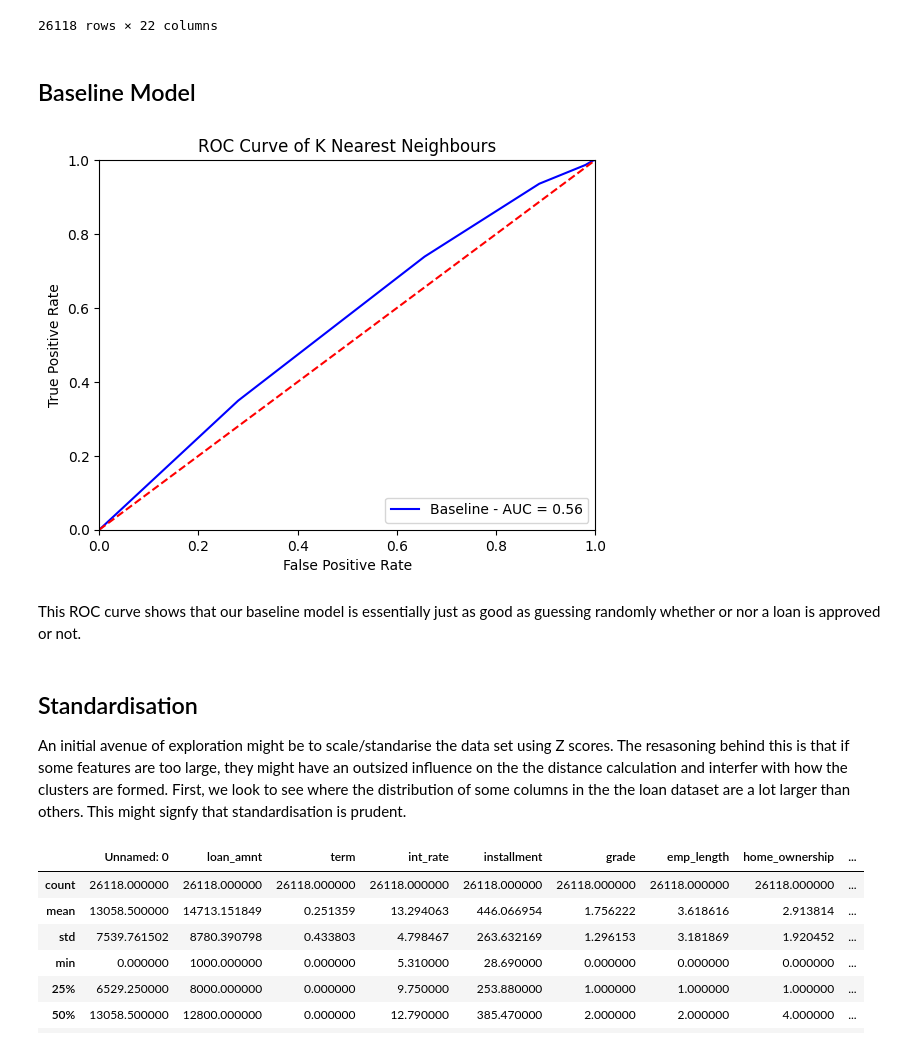
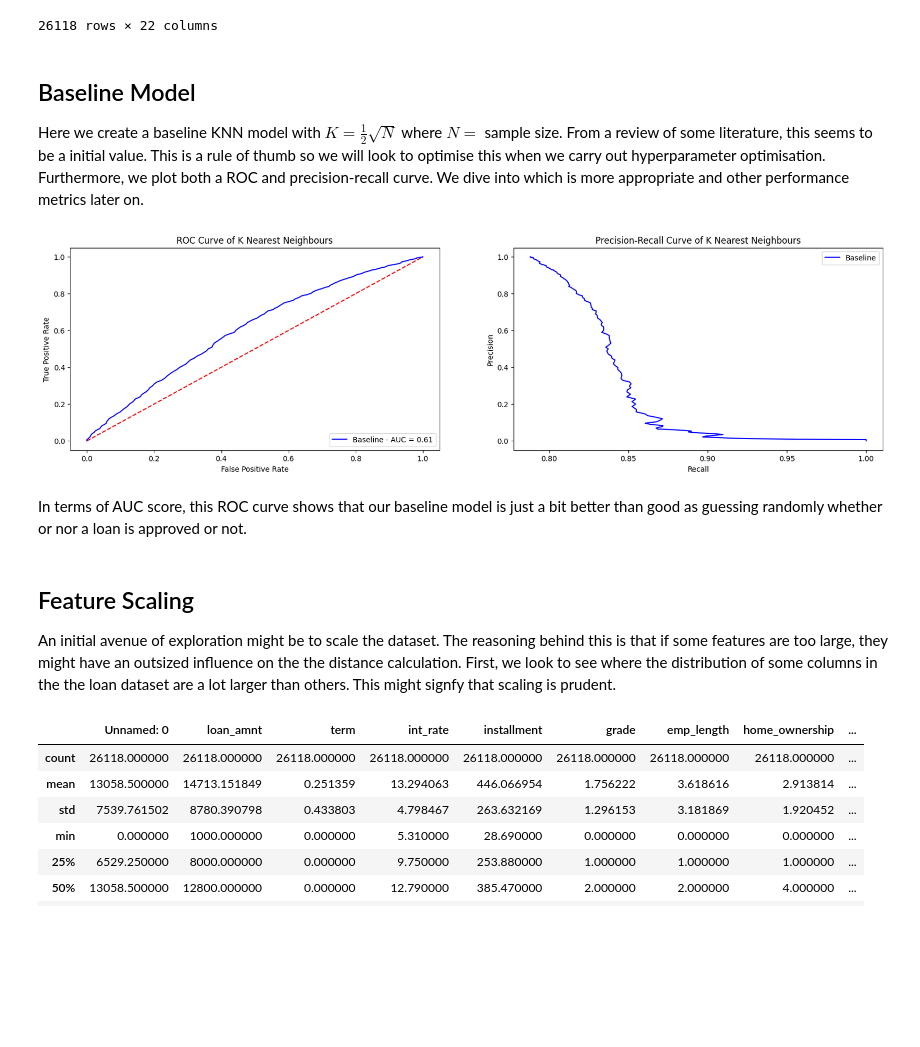
Before and after one commit to christianndjanda/-DST_Assessment_1_Group_4, a Jupyter notebook: ChristianN/K Nearest Neighbours Model.ipynb, the cells around one changed output. Saved outputs shown, nothing was run; the diff lists cells and outputs as text; code cells hidden in the pictures; blank space fills up the shorter version.

Commit message:
Added some precision-recall curves

```diff
--- a/ChristianN/K Nearest Neighbours Model.ipynb
+++ b/ChristianN/K Nearest Neighbours Model.ipynb
@@ -53,40 +48,48 @@ display(loan_data)
 | 26116 | 26116 | 90304259 | 35000.0 | 1 | 15.59 | 843.53 | 2 | 1 | 1 | ... |
 | 26117 | 26117 | 90006838 | 5000.0 | 0 | 21.49 | 189.64 | 3 | 2 | 5 | ... |
 26118 rows × 22 columns
-# %% [markdown]
-## Baseline Model
+# %% [markdown]
+## Baseline Model
+
+Here we create a baseline KNN model with $K = \frac{1}{2} \sqrt{N}$ where $N =$ sample size. From a review of some literature, this seems to be a initial value. This is a rule of thumb so we will look to optimise this when we carry out hyperparameter optimisation. Furthermore, we plot both a ROC and precision-recall curve. We dive into which is more appropriate and other performance metrics later on.
 # %%
 X = loan_data.drop(['loan_status', 'id'], axis=1)
 y = loan_data['loan_status']
 
 #Create training and test datasets
 X_train, X_test, y_train, y_test = sklearn.model_selection.train_test_split(X, y, test_size = 0.20, random_state = 5)
-KNN = KNeighborsClassifier()
+KNN = KNeighborsClassifier(n_neighbors=int(np.sqrt(X.size)))
 KNN.fit(X_train, y_train)
 y_pred_baseline = KNN.predict(X_test)
-# print(classification_report(y_test, y_pred_baseline))
-# print('Accuracy Score - KNN - Baseline:', metrics.accuracy_score(y_test, y_pred_baseline))
 y_scores=KNN.predict_proba(X_test)
 fpr,tpr,threshold =roc_curve(y_test, y_scores[:,1])
+fpr_precision_recall,tpr_precision_recall,threshold_precision_recall = precision_recall_curve(y_test, y_scores[:,1])
 roc_auc = auc(fpr, tpr)
 
-plt.plot(fpr, tpr,'b', label = 'Baseline - AUC = %0.2f' % roc_auc)
-plt.legend(loc = 'lower right')
-plt.plot([0, 1], [0, 1],'r--')
-plt.xlim([0, 1])
-plt.ylim([0, 1])
-plt.ylabel('True Positive Rate')
-plt.xlabel('False Positive Rate')
-plt.title('ROC Curve of K Nearest Neighbours')
+fig, (ax, ax0) = plt.subplots(1, 2, figsize=(20, 5))
+
+ax.plot([0, 1], [0, 1],'r--')
+ax.plot(fpr, tpr,'b', label = 'Baseline - AUC = %0.2f' % roc_auc)
+
+ax0.plot(fpr_precision_recall, tpr_precision_recall,'b', label = 'Baseline')
+
+ax.set_title("ROC Curve of K Nearest Neighbours")
+ax.set(xlabel="False Positive Rate", ylabel="True Positive Rate")
+ax.legend(loc = 'lower right')
+
+ax0.set_title("Precision-Recall Curve of K Nearest Neighbours")
+ax0.set(xlabel="Recall", ylabel="Precision")
+ax0.legend(loc = 'upper right')
+
 plt.show()
 # %% [output]
-[figure, old version]
+[figure, new version]
 # %% [markdown]
-This ROC curve shows that our baseline model is essentially just as good as guessing randomly whether or nor a loan is approved or not.
+In terms of AUC score, this ROC curve shows that our baseline model is just a bit better than good as guessing randomly whether or nor a loan is approved or not.
 # %% [markdown]
-## Standardisation
+## Feature Scaling
 
-An initial avenue of exploration might be to scale/standarise the data set using Z scores. The resasoning behind this is that if some features are too large, they might have an outsized influence on the the distance calculation and interfer with how the clusters are formed. First, we look to see where the distribution of some columns in the the loan dataset are a lot larger than others. This might signfy that standardisation is prudent.
+An initial avenue of exploration might be to scale the dataset. The reasoning behind this is that if some features are too large, they might have an outsized influence on the the distance calculation. First, we look to see where the distribution of some columns in the the loan dataset are a lot larger than others. This might signfy that scaling is prudent.
 # %%
 X.describe()
 # %% [output]
```
Also changed, not shown: parts of 36 cells of this notebook.
